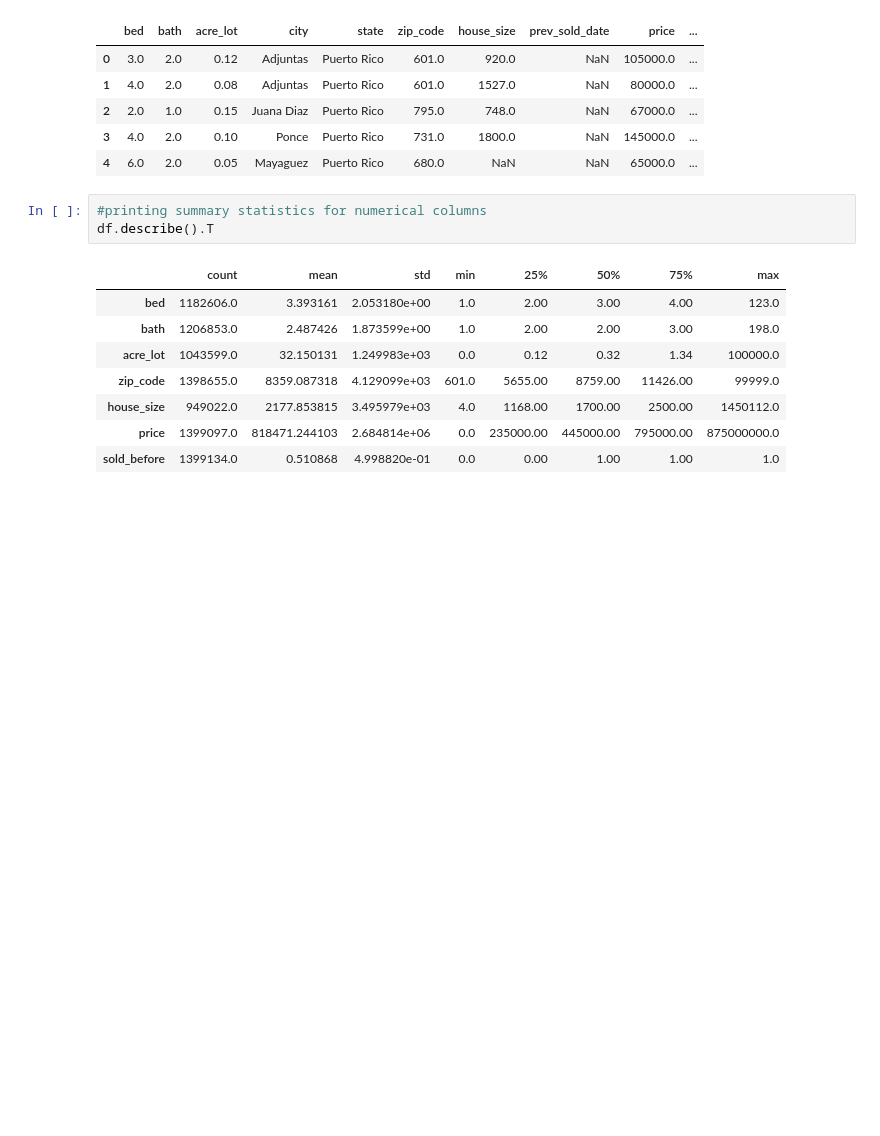
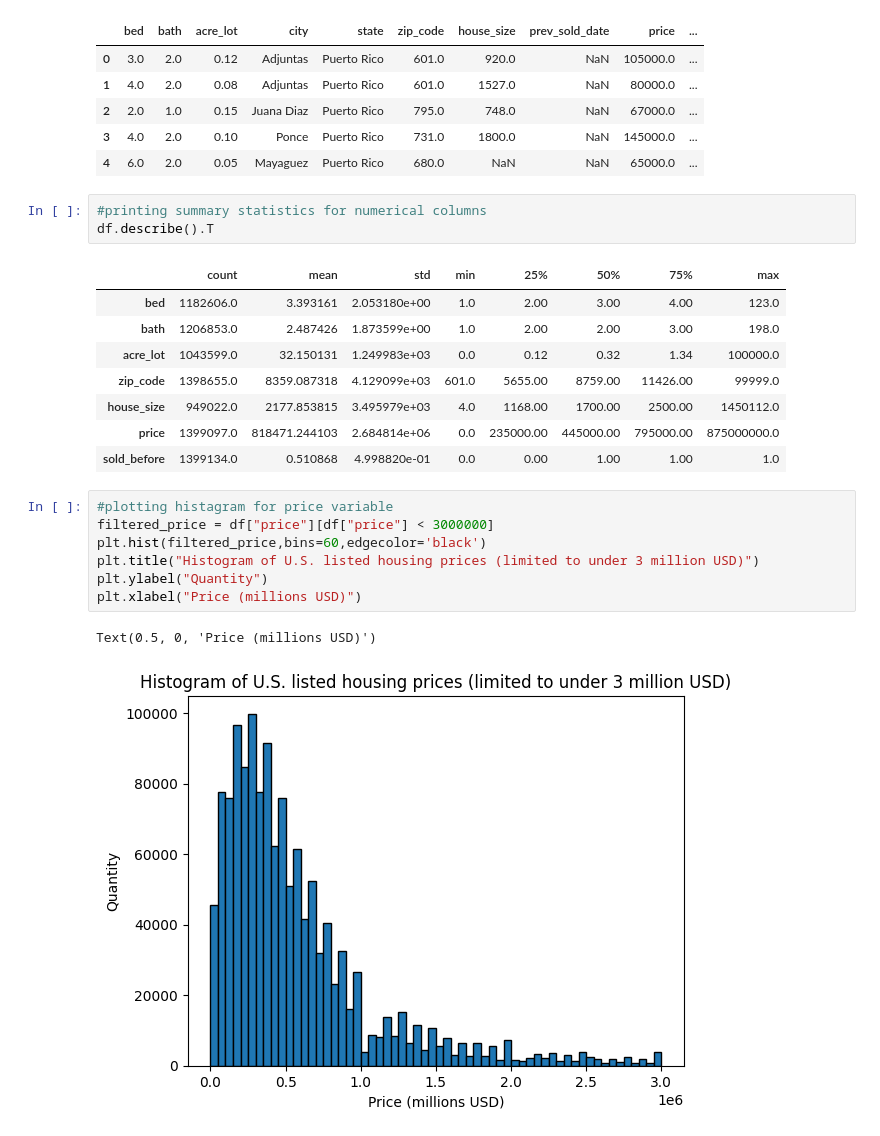
Before and after one commit to ECO225-W2024/project-one-code-S-O-Ahn, a Jupyter notebook: Project 1.ipynb, the cells around one changed output. Drawn from its saved outputs; the diff is of its cells as text; blank space fills up the shorter version.

Commit message:
Histogram updates

```diff
--- a/Project 1.ipynb
+++ b/Project 1.ipynb
@@ -44,3 +40,13 @@ df.describe().T
 | house_size | 949022.0 | 2177.853815 | 3.495979e+03 | 4.0 | 1168.00 | 1700.00 | 2500.00 | 1450112.0 |
 | price | 1399097.0 | 818471.244103 | 2.684814e+06 | 0.0 | 235000.00 | 445000.00 | 795000.00 | 875000000.0 |
 | sold_before | 1399134.0 | 0.510868 | 4.998820e-01 | 0.0 | 0.00 | 1.00 | 1.00 | 1.0 |
+# %%
+#plotting histagram for price variable
+filtered_price = df["price"][df["price"] < 3000000]
+plt.hist(filtered_price,bins=60,edgecolor='black')
+plt.title("Histogram of U.S. listed housing prices (limited to under 3 million USD)")
+plt.ylabel("Quantity")
+plt.xlabel("Price (millions USD)")
+# %% [output]
+Text(0.5, 0, 'Price (millions USD)')
+[figure, added]
```
Also changed, not shown: parts of 2 cells of this notebook.
